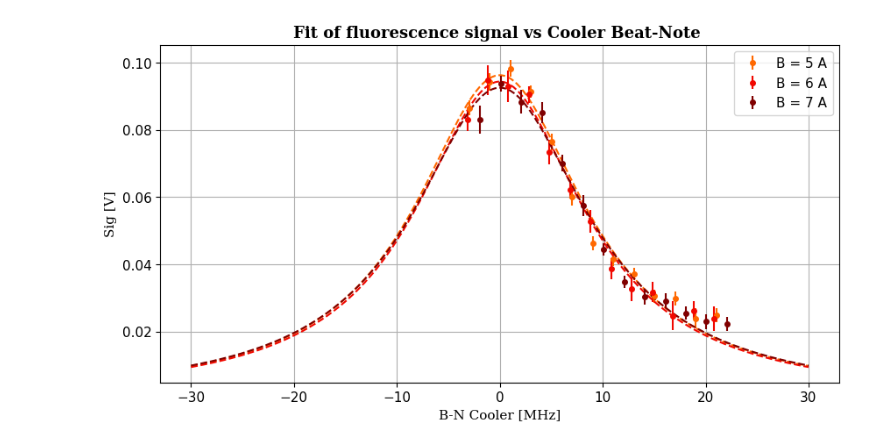
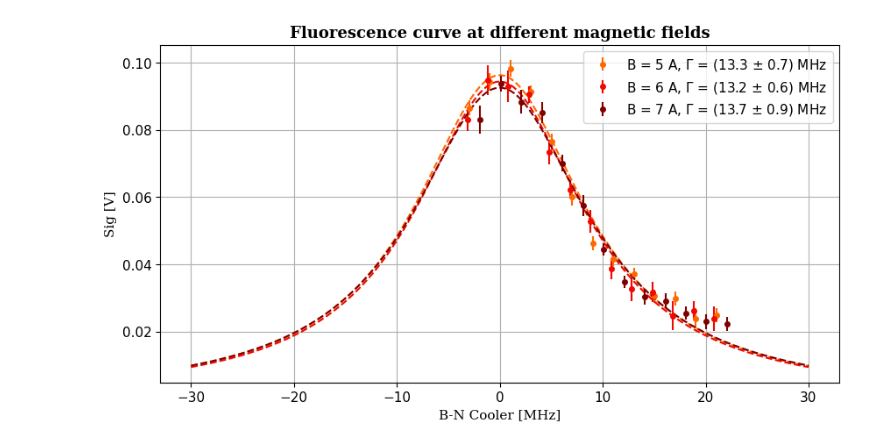
Before and after one commit to Leonardo-Razzai/MOT, a Jupyter notebook: Data/varying_B_and_D/compare_data.ipynb, the cells around one changed output. Saved outputs shown, nothing was run; the diff lists cells and outputs as text; code cells hidden in the pictures.

Commit message:
change title

```diff
--- a/Data/varying_B_and_D/compare_data.ipynb
+++ b/Data/varying_B_and_D/compare_data.ipynb
@@ -3,33 +3,34 @@ from AnMOT import *
 # %%
 MagFields= [5, 6, 7]
 
 Date = './2024-12-18'
 color_palette = plt.cm.jet(np.linspace(0.8, 1, len(MagFields)))
 
 _, ax = plt.subplots(1, 1, figsize=(10, 5))
-ax.set_title(f'Fit of fluorescence signal vs Cooler Beat-Note ', fontdict=title_font)
+ax.set_title(f'Fluorescence curve at different magnetic fields', fontdict=title_font)
 ax.set_xlabel(r'B-N Cooler [MHz]', fontdict=base_font)
 ax.set_ylabel('Sig [V]', fontdict=base_font)
 ax.grid()
 
 x = np.linspace(-30, 30, 200)
 
 for i,B in enumerate(MagFields):
   df_data = pd.read_csv(Date+'/Photoemission_Data_B='+str(B)+'.csv')
   df_params = pd.read_csv(Date+'/Lorentzian_params_B='+str(B)+'.csv')
 
   x_data = df_data['BN_cooler [MHz]']
   y_data = df_data['PhotoEm [V]']
   error = df_data['Error [V]']
 
   V0 = df_params['V0 [V]'][0]
   BN0 = df_params['BN0 [MHz]'][0]
   Gamma = df_params['Gamma [MHz]'][0]
+  dGamma = df_params['dGamma [MHz]'][0]
 
   ax.plot(x, Lorentzian_in_MOT(x, V0, 0, Gamma), '--', color=color_palette[i])
-  ax.errorbar(x_data - BN0, y_data, yerr=error, fmt='o', ms=4, color=color_palette[i], label='B = '+str(B)+' A')
+  ax.errorbar(x_data - BN0, y_data, yerr=error, fmt='o', ms=4, color=color_palette[i], label='B = '+str(B)+' A,' + r' $\Gamma$ = '+ f'({Gamma:.1f} {pm} {dGamma:.1f}) MHz')
 
 plt.legend()
 plt.show()
 # %% [output]
-[figure, old version]
+[figure, new version]
```
